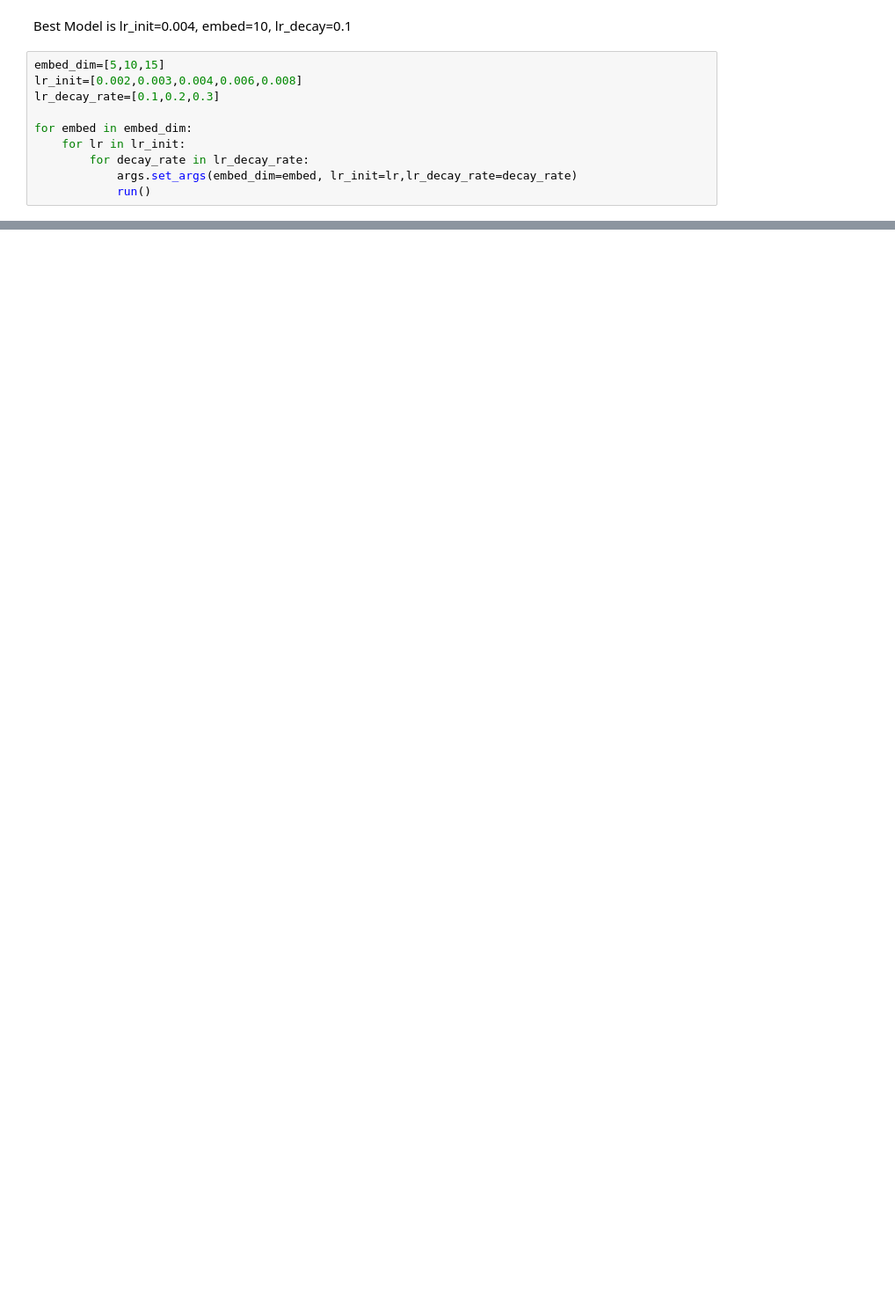
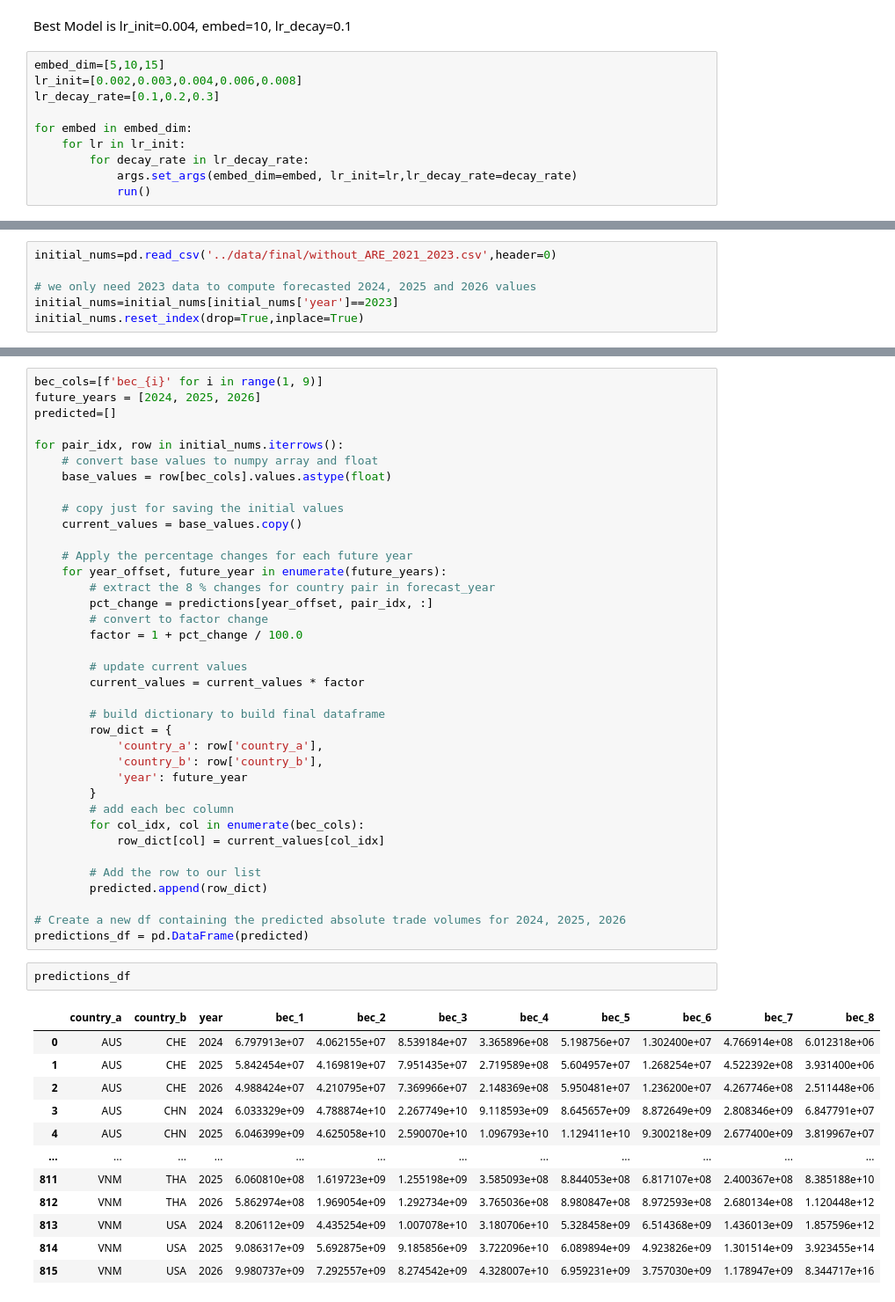
Before and after one commit to Saptow/T5G1, a Jupyter notebook: model/agcrn.ipynb, the cells around one changed output, grey strips where cells are left out. Shown at 88% size. Drawn from its saved outputs; the diff is of its cells as text; blank space fills up the shorter version.

```diff
--- a/model/agcrn.ipynb
+++ b/model/agcrn.ipynb
@@ -562,0 +581,6 @@ for embed in embed_dim:
+# %%
+initial_nums=pd.read_csv('../data/final/without_ARE_2021_2023.csv',header=0)
+
+# we only need 2023 data to compute forecasted 2024, 2025 and 2026 values
+initial_nums=initial_nums[initial_nums['year']==2023]
+initial_nums.reset_index(drop=True,inplace=True)
@@ -562,0 +602,52 @@ for embed in embed_dim:
+# %%
+bec_cols=[f'bec_{i}' for i in range(1, 9)]
+future_years = [2024, 2025, 2026]
+predicted=[]
+
+for pair_idx, row in initial_nums.iterrows():
+    # convert base values to numpy array and float
+    base_values = row[bec_cols].values.astype(float)
+
+    # copy just for saving the initial values
+    current_values = base_values.copy()
+
+    # Apply the percentage changes for each future year
+    for year_offset, future_year in enumerate(future_years):
+        # extract the 8 % changes for country pair in forecast_year
+        pct_change = predictions[year_offset, pair_idx, :]
+        # convert to factor change
+        factor = 1 + pct_change / 100.0
+
+        # update current values
+        current_values = current_values * factor
+
+        # build dictionary to build final dataframe
+        row_dict = {
+            'country_a': row['country_a'],
+            'country_b': row['country_b'],
+            'year': future_year
+        }
+        # add each bec column
+        for col_idx, col in enumerate(bec_cols):
+            row_dict[col] = current_values[col_idx]
+
+        # Add the row to our list
+        predicted.append(row_dict)
+
+# Create a new df containing the predicted absolute trade volumes for 2024, 2025, 2026
+predictions_df = pd.DataFrame(predicted)
+# %%
+predictions_df
+# %% [output]
+|  | country_a | country_b | year | bec_1 | bec_2 | bec_3 | bec_4 | bec_5 | bec_6 | bec_7 | bec_8 |
+| 0 | AUS | CHE | 2024 | 6.797913e+07 | 4.062155e+07 | 8.539184e+07 | 3.365896e+08 | 5.198756e+07 | 1.302400e+07 | 4.766914e+08 | 6.012318e+06 |
+| 1 | AUS | CHE | 2025 | 5.842454e+07 | 4.169819e+07 | 7.951435e+07 | 2.719589e+08 | 5.604957e+07 | 1.268254e+07 | 4.522392e+08 | 3.931400e+06 |
+| 2 | AUS | CHE | 2026 | 4.988424e+07 | 4.210795e+07 | 7.369966e+07 | 2.148369e+08 | 5.950481e+07 | 1.236200e+07 | 4.267746e+08 | 2.511448e+06 |
+| 3 | AUS | CHN | 2024 | 6.033329e+09 | 4.788874e+10 | 2.267749e+10 | 9.118593e+09 | 8.645657e+09 | 8.872649e+09 | 2.808346e+09 | 6.847791e+07 |
+| 4 | AUS | CHN | 2025 | 6.046399e+09 | 4.625058e+10 | 2.590070e+10 | 1.096793e+10 | 1.129411e+10 | 9.300218e+09 | 2.677400e+09 | 3.819967e+07 |
+| ... | ... | ... | ... | ... | ... | ... | ... | ... | ... | ... | ... |
+| 811 | VNM | THA | 2025 | 6.060810e+08 | 1.619723e+09 | 1.255198e+09 | 3.585093e+08 | 8.844053e+08 | 6.817107e+08 | 2.400367e+08 | 8.385188e+10 |
+| 812 | VNM | THA | 2026 | 5.862974e+08 | 1.969054e+09 | 1.292734e+09 | 3.765036e+08 | 8.980847e+08 | 8.972593e+08 | 2.680134e+08 | 1.120448e+12 |
+| 813 | VNM | USA | 2024 | 8.206112e+09 | 4.435254e+09 | 1.007078e+10 | 3.180706e+10 | 5.328458e+09 | 6.514368e+09 | 1.436013e+09 | 1.857596e+12 |
+| 814 | VNM | USA | 2025 | 9.086317e+09 | 5.692875e+09 | 9.185856e+09 | 3.722096e+10 | 6.089894e+09 | 4.923826e+09 | 1.301514e+09 | 3.923455e+14 |
+| 815 | VNM | USA | 2026 | 9.980737e+09 | 7.292557e+09 | 8.274542e+09 | 4.328007e+10 | 6.959231e+09 | 3.757030e+09 | 1.178947e+09 | 8.344717e+16 |
```
Also changed, not shown: parts of 34 cells of this notebook, 43 other files.
